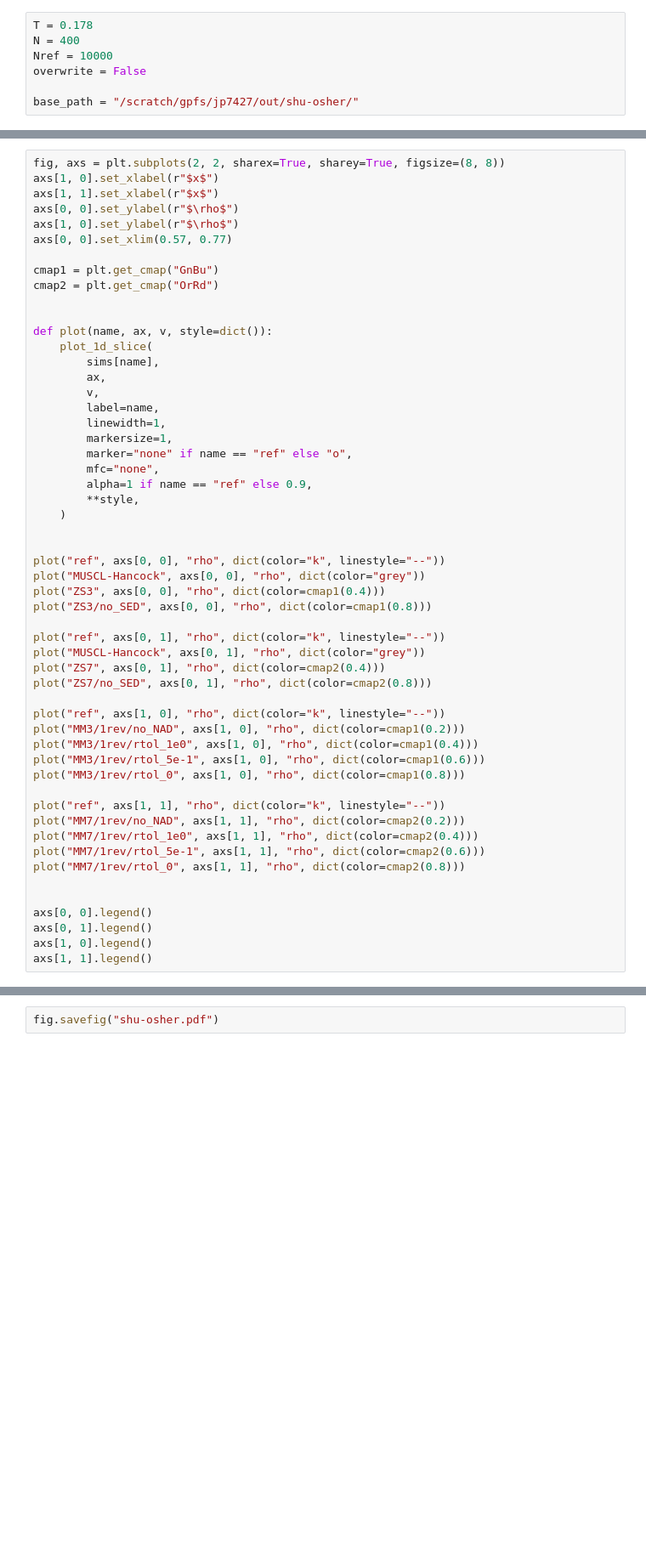
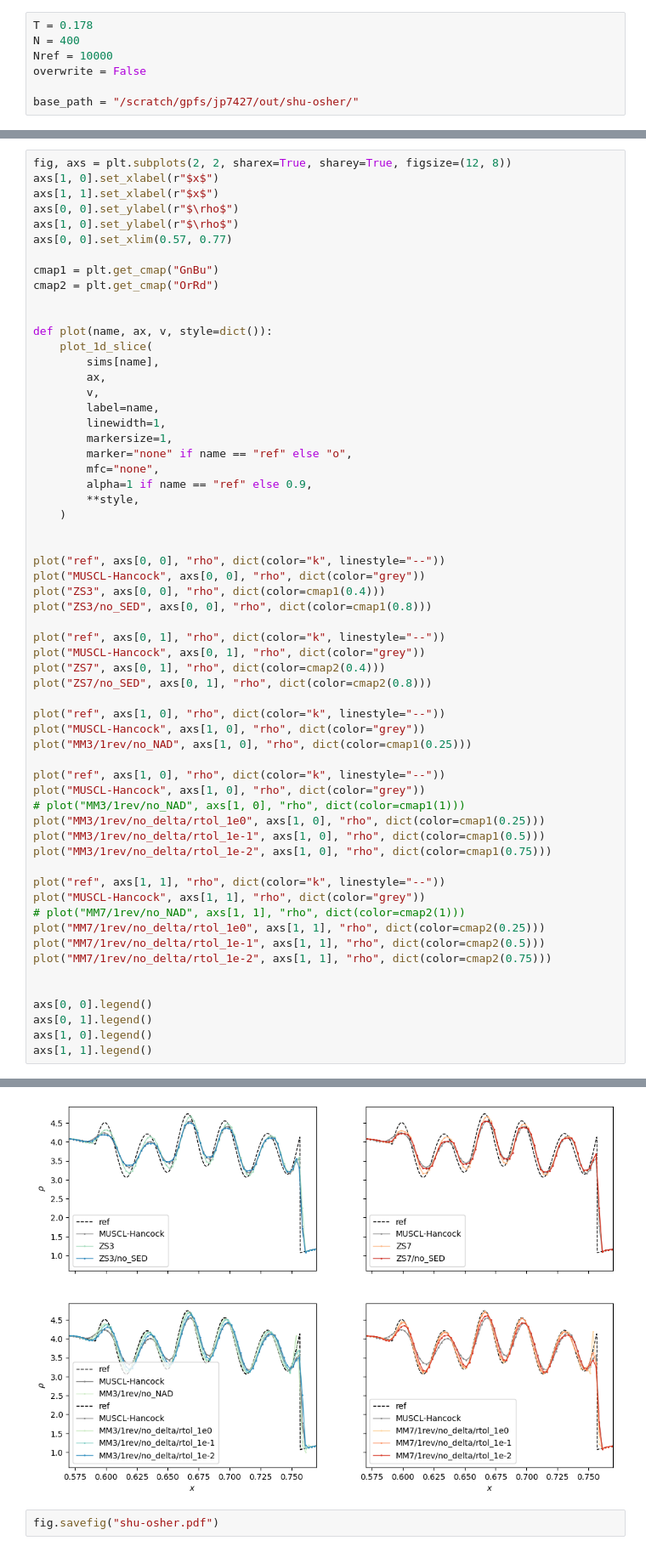
Before and after one commit to jpalafou/superfv, a Jupyter notebook: benchmarks/Shu-Osher/Notebook.ipynb, the cells around one changed output, grey strips where cells are left out. Shown at 85% size. Drawn from its saved outputs; the diff is of its cells as text; blank space fills up the shorter version.

```diff
--- a/benchmarks/Shu-Osher/Notebook.ipynb
+++ b/benchmarks/Shu-Osher/Notebook.ipynb
@@ -128,5 +161,5 @@ axs[1].legend()
 # %%
-fig, axs = plt.subplots(2, 2, sharex=True, sharey=True, figsize=(8, 8))
+fig, axs = plt.subplots(2, 2, sharex=True, sharey=True, figsize=(12, 8))
 axs[1, 0].set_xlabel(r"$x$")
 axs[1, 1].set_xlabel(r"$x$")
 axs[0, 0].set_ylabel(r"$\rho$")
@@ -163,19 +196,26 @@ plot("ZS7", axs[0, 1], "rho", dict(color=cmap2(0.4)))
 plot("ZS7/no_SED", axs[0, 1], "rho", dict(color=cmap2(0.8)))
 
 plot("ref", axs[1, 0], "rho", dict(color="k", linestyle="--"))
-plot("MM3/1rev/no_NAD", axs[1, 0], "rho", dict(color=cmap1(0.2)))
-plot("MM3/1rev/rtol_1e0", axs[1, 0], "rho", dict(color=cmap1(0.4)))
-plot("MM3/1rev/rtol_5e-1", axs[1, 0], "rho", dict(color=cmap1(0.6)))
-plot("MM3/1rev/rtol_0", axs[1, 0], "rho", dict(color=cmap1(0.8)))
+plot("MUSCL-Hancock", axs[1, 0], "rho", dict(color="grey"))
+plot("MM3/1rev/no_NAD", axs[1, 0], "rho", dict(color=cmap1(0.25)))
+
+plot("ref", axs[1, 0], "rho", dict(color="k", linestyle="--"))
+plot("MUSCL-Hancock", axs[1, 0], "rho", dict(color="grey"))
+# plot("MM3/1rev/no_NAD", axs[1, 0], "rho", dict(color=cmap1(1)))
+plot("MM3/1rev/no_delta/rtol_1e0", axs[1, 0], "rho", dict(color=cmap1(0.25)))
+plot("MM3/1rev/no_delta/rtol_1e-1", axs[1, 0], "rho", dict(color=cmap1(0.5)))
+plot("MM3/1rev/no_delta/rtol_1e-2", axs[1, 0], "rho", dict(color=cmap1(0.75)))
 
 plot("ref", axs[1, 1], "rho", dict(color="k", linestyle="--"))
-plot("MM7/1rev/no_NAD", axs[1, 1], "rho", dict(color=cmap2(0.2)))
-plot("MM7/1rev/rtol_1e0", axs[1, 1], "rho", dict(color=cmap2(0.4)))
-plot("MM7/1rev/rtol_5e-1", axs[1, 1], "rho", dict(color=cmap2(0.6)))
-plot("MM7/1rev/rtol_0", axs[1, 1], "rho", dict(color=cmap2(0.8)))
+plot("MUSCL-Hancock", axs[1, 1], "rho", dict(color="grey"))
+# plot("MM7/1rev/no_NAD", axs[1, 1], "rho", dict(color=cmap2(1)))
+plot("MM7/1rev/no_delta/rtol_1e0", axs[1, 1], "rho", dict(color=cmap2(0.25)))
+plot("MM7/1rev/no_delta/rtol_1e-1", axs[1, 1], "rho", dict(color=cmap2(0.5)))
+plot("MM7/1rev/no_delta/rtol_1e-2", axs[1, 1], "rho", dict(color=cmap2(0.75)))
 
 
 axs[0, 0].legend()
 axs[0, 1].legend()
 axs[1, 0].legend()
 axs[1, 1].legend()
+# %% [output]
@@ -182,3 +223,4 @@ axs[1, 1].legend()
+[figure, added]
 # %%
 fig.savefig("shu-osher.pdf")
 # %%
```
Also changed, not shown: parts of 4 cells of this notebook, 26 other files.
